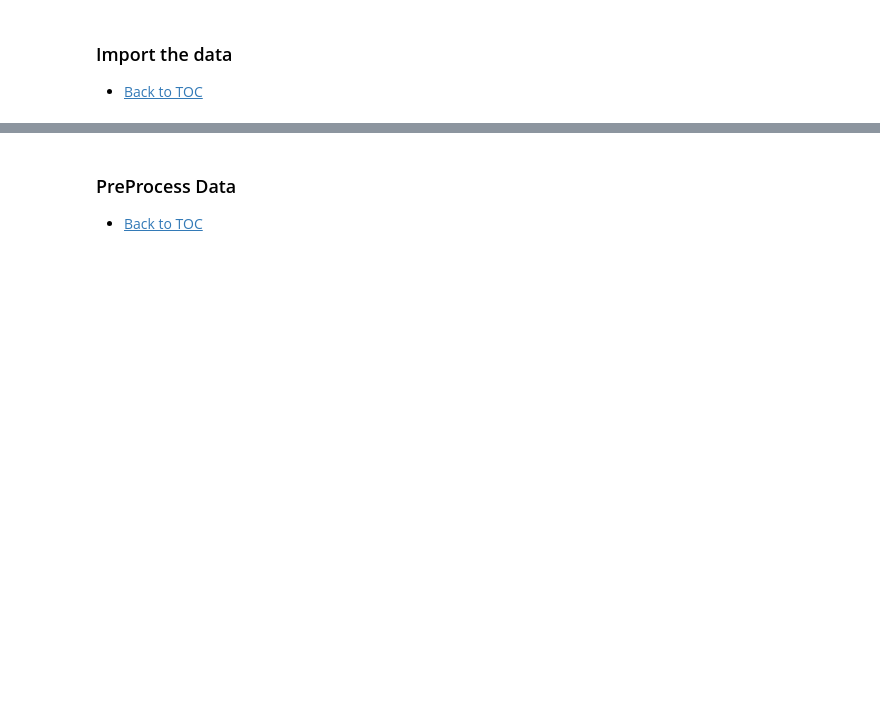
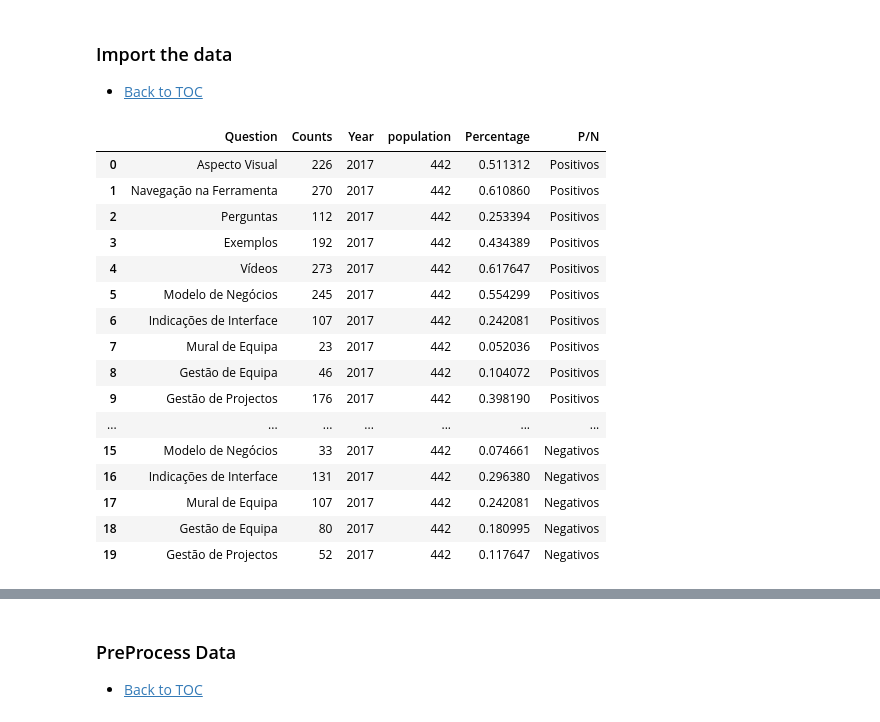
Before and after one commit to DSWorkPortugal/MscThesisFernando, a Jupyter notebook: 12-PositivesNegativesOverYears.ipynb, the cells around one changed output, grey strips where cells are left out. Cells and saved outputs as stored; diff of their text form; code cells hidden in the pictures; blank space fills up the shorter version.

```diff
--- a/12-PositivesNegativesOverYears.ipynb
+++ b/12-PositivesNegativesOverYears.ipynb
@@ -37,3 +37,23 @@ Ano20182019 = pd.read_csv('Data/PositivosNegativosStandardized/Ano20182019posneg
 Ano20192020 = pd.read_csv('Data/PositivosNegativosStandardized/Ano20192020posnegSum.csv')
 # %%
 PosNegOverYears= pd.concat([ Ano20132014, Ano20142015, Ano20152016,Ano20162017, Ano20172018, Ano20182019, Ano20192020  ], ignore_index=True)
+# %%
+Ano20162017
+# %% [output]
+|  | Question | Counts | Year | population | Percentage | P/N |
+| 0 | Aspecto Visual | 226 | 2017 | 442 | 0.511312 | Positivos |
+| 1 | Navegação na Ferramenta | 270 | 2017 | 442 | 0.610860 | Positivos |
+| 2 | Perguntas | 112 | 2017 | 442 | 0.253394 | Positivos |
+| 3 | Exemplos | 192 | 2017 | 442 | 0.434389 | Positivos |
+| 4 | Vídeos | 273 | 2017 | 442 | 0.617647 | Positivos |
+| 5 | Modelo de Negócios | 245 | 2017 | 442 | 0.554299 | Positivos |
+| 6 | Indicações de Interface | 107 | 2017 | 442 | 0.242081 | Positivos |
+| 7 | Mural de Equipa | 23 | 2017 | 442 | 0.052036 | Positivos |
+| 8 | Gestão de Equipa | 46 | 2017 | 442 | 0.104072 | Positivos |
+| 9 | Gestão de Projectos | 176 | 2017 | 442 | 0.398190 | Positivos |
+| ... | ... | ... | ... | ... | ... | ... |
+| 15 | Modelo de Negócios | 33 | 2017 | 442 | 0.074661 | Negativos |
+| 16 | Indicações de Interface | 131 | 2017 | 442 | 0.296380 | Negativos |
+| 17 | Mural de Equipa | 107 | 2017 | 442 | 0.242081 | Negativos |
+| 18 | Gestão de Equipa | 80 | 2017 | 442 | 0.180995 | Negativos |
+| 19 | Gestão de Projectos | 52 | 2017 | 442 | 0.117647 | Negativos |
```
Also changed, not shown: parts of 6 cells of this notebook, 6 other files.
